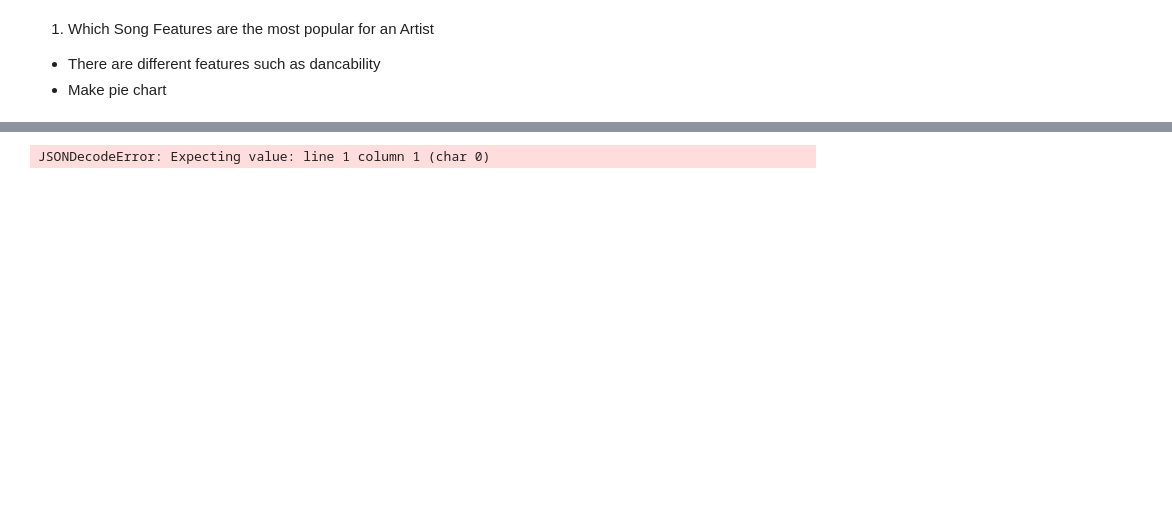
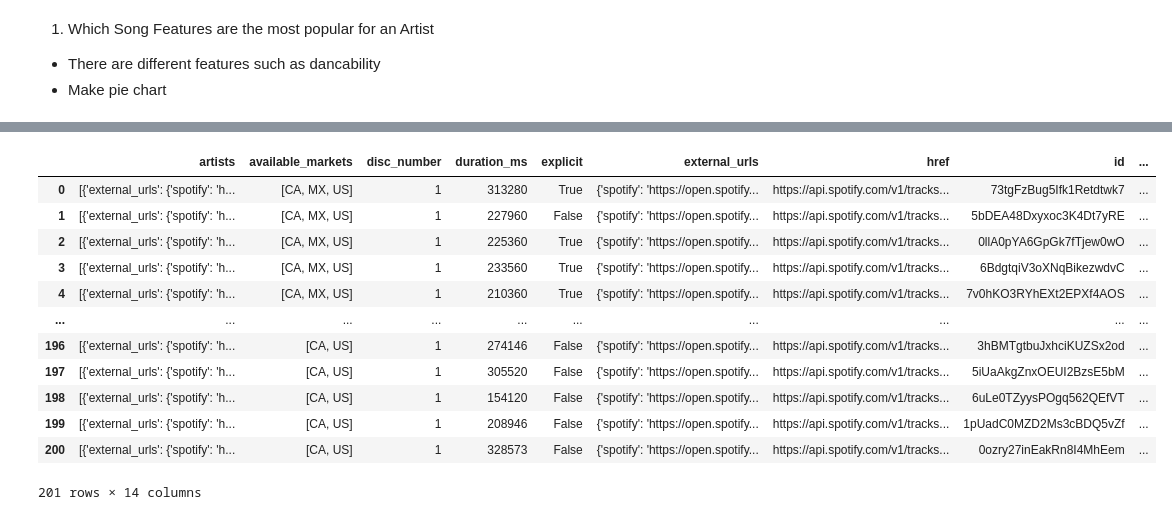
Before and after one commit to schao021/Spotify_Analysis, a Jupyter notebook: spotify_analysis.ipynb, the cells around one changed output, grey strips where cells are left out. Cells and saved outputs as stored; diff of their text form; code cells hidden in the pictures; blank space fills up the shorter version.

```diff
--- a/spotify_analysis.ipynb
+++ b/spotify_analysis.ipynb
@@ -65,6 +72,21 @@ total_song_list = []
 for album_id in total_id:
     # print(type(album_id))
     tracks = sp.get_tracks_from_albums(token,album_id)
-    # total_song_list.extend(tracks)
+    total_song_list.extend(tracks)
-# %% [output]
-JSONDecodeError: Expecting value: line 1 column 1 (char 0)
+# %%
+df_total_song = pd.DataFrame(total_song_list).copy()
+df_total_song
+# %% [output]
+|  | artists | available_markets | disc_number | duration_ms | explicit | external_urls | href | id | ... |
+| 0 | [{'external_urls': {'spotify': 'h... | [CA, MX, US] | 1 | 313280 | True | {'spotify': 'https://open.spotify... | https://api.spotify.com/v1/tracks... | 73tgFzBug5Ifk1Retdtwk7 | ... |
+| 1 | [{'external_urls': {'spotify': 'h... | [CA, MX, US] | 1 | 227960 | False | {'spotify': 'https://open.spotify... | https://api.spotify.com/v1/tracks... | 5bDEA48Dxyxoc3K4Dt7yRE | ... |
+| 2 | [{'external_urls': {'spotify': 'h... | [CA, MX, US] | 1 | 225360 | True | {'spotify': 'https://open.spotify... | https://api.spotify.com/v1/tracks... | 0llA0pYA6GpGk7fTjew0wO | ... |
+| 3 | [{'external_urls': {'spotify': 'h... | [CA, MX, US] | 1 | 233560 | True | {'spotify': 'https://open.spotify... | https://api.spotify.com/v1/tracks... | 6BdgtqiV3oXNqBikezwdvC | ... |
+| 4 | [{'external_urls': {'spotify': 'h... | [CA, MX, US] | 1 | 210360 | True | {'spotify': 'https://open.spotify... | https://api.spotify.com/v1/tracks... | 7v0hKO3RYhEXt2EPXf4AOS | ... |
+| ... | ... | ... | ... | ... | ... | ... | ... | ... | ... |
+| 196 | [{'external_urls': {'spotify': 'h... | [CA, US] | 1 | 274146 | False | {'spotify': 'https://open.spotify... | https://api.spotify.com/v1/tracks... | 3hBMTgtbuJxhciKUZSx2od | ... |
+| 197 | [{'external_urls': {'spotify': 'h... | [CA, US] | 1 | 305520 | False | {'spotify': 'https://open.spotify... | https://api.spotify.com/v1/tracks... | 5iUaAkgZnxOEUI2BzsE5bM | ... |
+| 198 | [{'external_urls': {'spotify': 'h... | [CA, US] | 1 | 154120 | False | {'spotify': 'https://open.spotify... | https://api.spotify.com/v1/tracks... | 6uLe0TZyysPOgq562QEfVT | ... |
+| 199 | [{'external_urls': {'spotify': 'h... | [CA, US] | 1 | 208946 | False | {'spotify': 'https://open.spotify... | https://api.spotify.com/v1/tracks... | 1pUadC0MZD2Ms3cBDQ5vZf | ... |
+| 200 | [{'external_urls': {'spotify': 'h... | [CA, US] | 1 | 328573 | False | {'spotify': 'https://open.spotify... | https://api.spotify.com/v1/tracks... | 0ozry27inEakRn8I4MhEem | ... |
+201 rows × 14 columns
```
Also changed, not shown: parts of 8 cells of this notebook, 1 other file.
